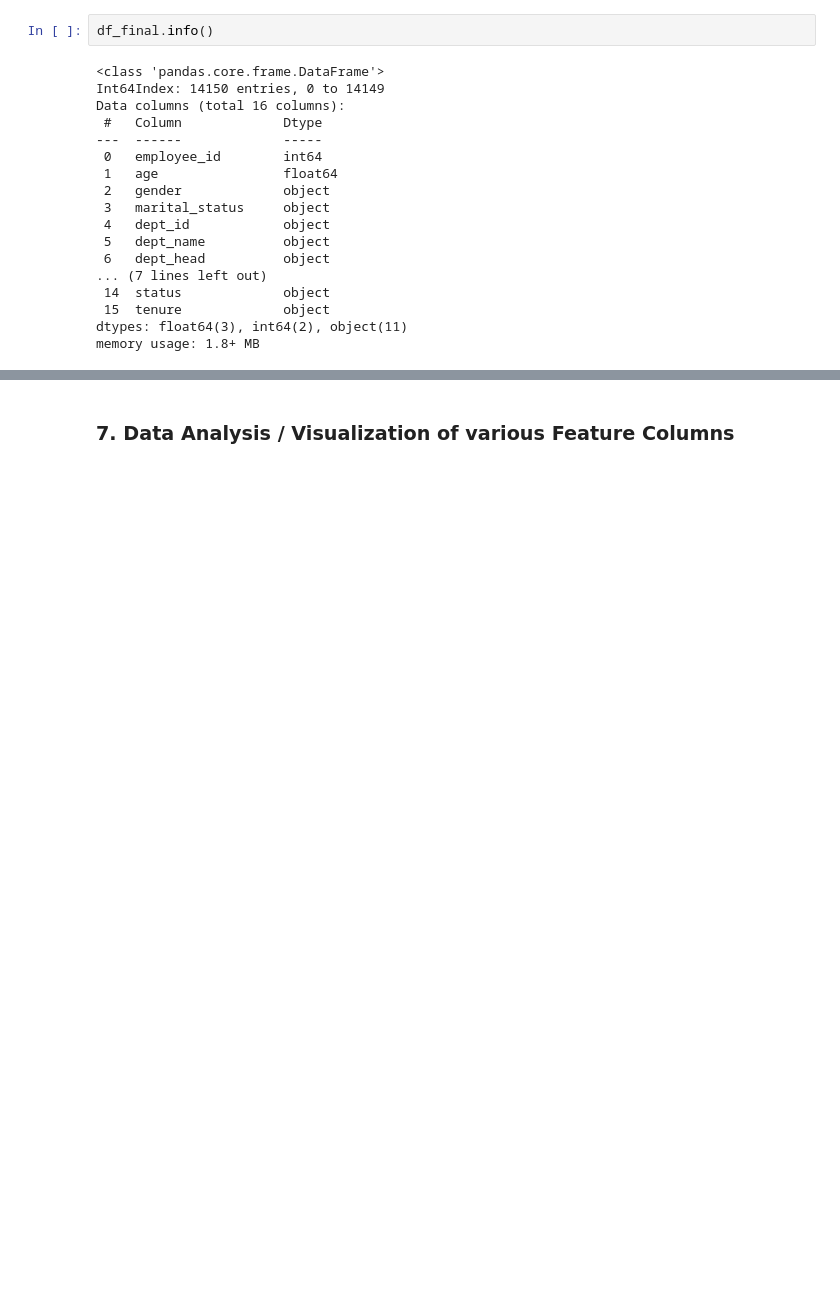
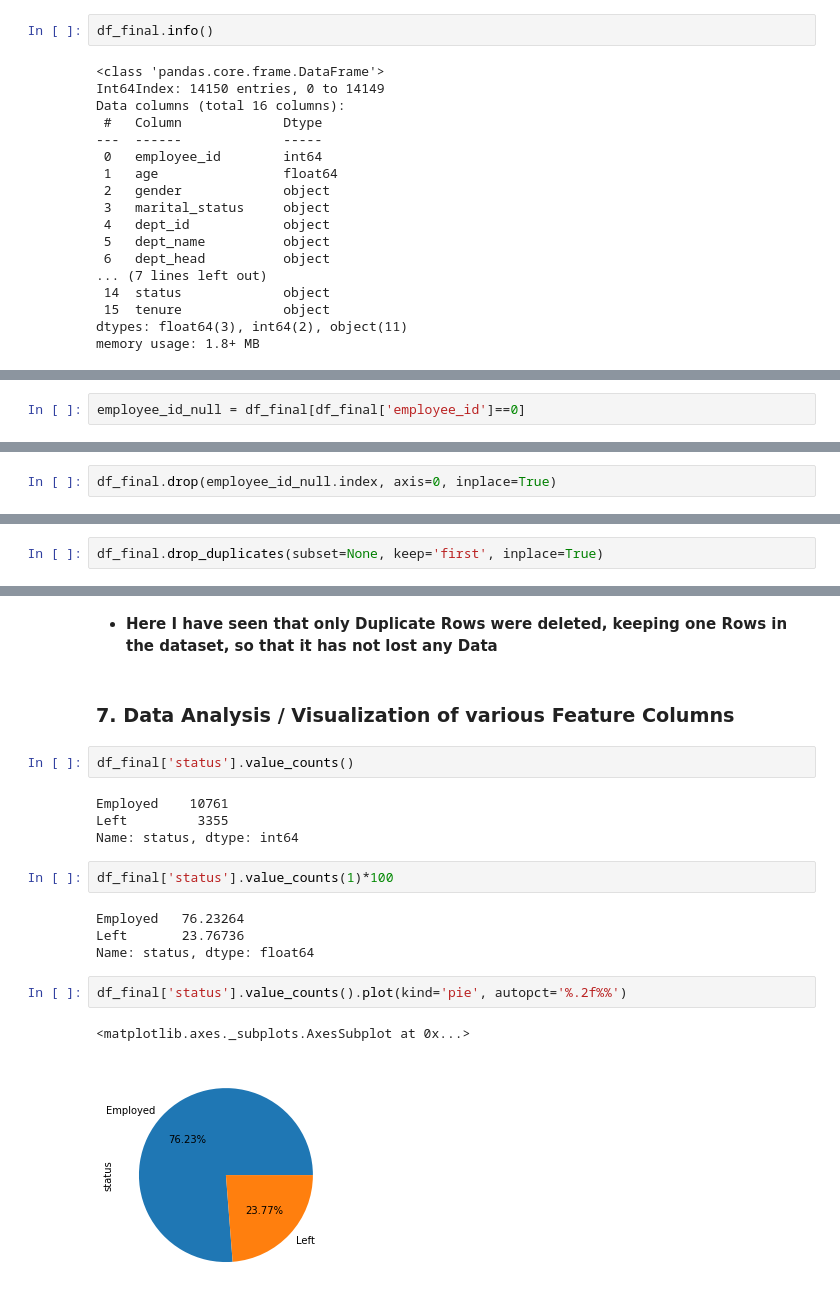
Before and after one commit to gurralamanoj/GCD_Project, a Jupyter notebook: GCD_Project.ipynb, the cells around one changed output, grey strips where cells are left out. Drawn from its saved outputs; the diff is of its cells as text; blank space fills up the shorter version.

```diff
--- a/GCD_Project.ipynb
+++ b/GCD_Project.ipynb
@@ -754,0 +845,2 @@ memory usage: 1.8+ MB
+# %%
+employee_id_null = df_final[df_final['employee_id']==0]
@@ -754,0 +851,2 @@ memory usage: 1.8+ MB
+# %%
+df_final.drop(employee_id_null.index, axis=0, inplace=True)
@@ -754,0 +896,2 @@ memory usage: 1.8+ MB
+# %%
+df_final.drop_duplicates(subset=None, keep='first', inplace=True)
@@ -755,3 +918,22 @@ memory usage: 1.8+ MB
+# %% [markdown]
+- **Here I have seen that only Duplicate Rows were deleted, keeping one Rows in the dataset, so that it has not lost any Data**
 # %% [markdown]
 <a id = Section7></a>
 ### 7. Data Analysis / Visualization of various Feature Columns
+# %%
+df_final['status'].value_counts()
+# %% [output]
+Employed    10761
+Left         3355
+Name: status, dtype: int64
+# %%
+df_final['status'].value_counts(1)*100
+# %% [output]
+Employed   76.23264
+Left       23.76736
+Name: status, dtype: float64
+# %%
+df_final['status'].value_counts().plot(kind='pie', autopct='%.2f%%')
+# %% [output]
+<matplotlib.axes._subplots.AxesSubplot at 0x...>
+[figure, added]
```
Also changed, not shown: parts of 65 cells of this notebook.
